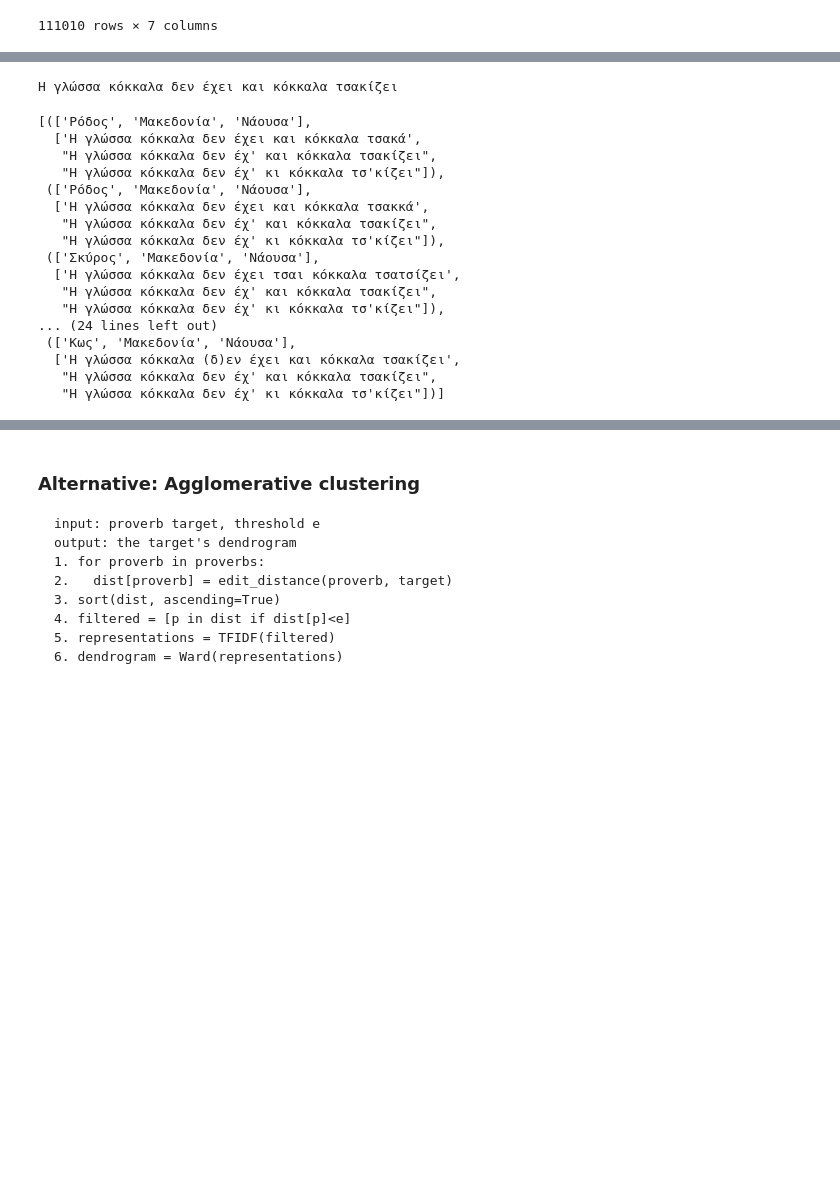
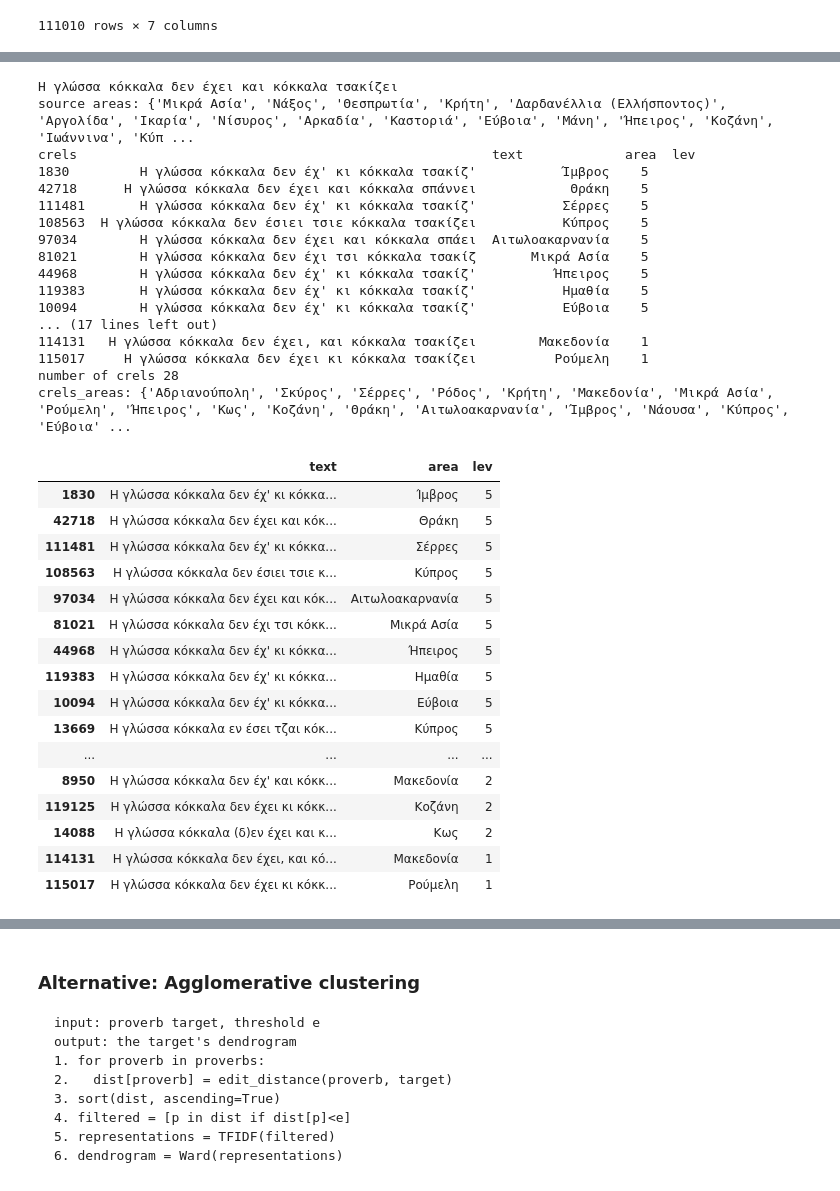
Before and after one commit to ipavlopoulos/greek-proverb-atlas, a Jupyter notebook: propagation.ipynb, the cells around one changed output, grey strips where cells are left out. Saved outputs shown, nothing was run; the diff lists cells and outputs as text; code cells hidden in the pictures; blank space fills up the shorter version.

```diff
--- a/propagation.ipynb
+++ b/propagation.ipynb
@@ -241,31 +263,56 @@ def find_indirect_paths_nd(near_duplicates, verbose=0):
 target = highly_distr.iloc[0].text
 print(target)
 
-def find_indirect_paths_text(text, max_distance=4, verbose=0):
+def find_indirect_paths_text(text, max_distance=5, verbose=0):
     source_areas = highly_distr[highly_distr['text'] == text].area.array[0]
-    ndups = find_near_duplicates(text, proverbs.text, proverbs.area, max_distance)
-    ndups = ndups[~ndups['area'].isin(source_areas)]
-    ndups_areas = set(ndups.area.unique())
+    print('source areas:', source_areas)
+    crels = find_close_relatives(text,
+                                 proverbs.text,
+                                 proverbs.area,
+                                 max_distance)
+    print('crels', crels)
+    print('number of crels', crels.shape[0])
+    crels_areas = set(crels.area.unique())
+    print('crels_areas:', crels_areas)
 
-    return find_indirect_paths_nd(ndups, verbose)
+    return find_indirect_paths_nd(crels, verbose), crels
 
-find_indirect_paths_text(target)
+indirect_paths, crels = find_indirect_paths_text(target, verbose=0)
 # %% [output]
 Η γλώσσα κόκκαλα δεν έχει και κόκκαλα τσακίζει
+source areas: {'Μικρά Ασία', 'Νάξος', 'Θεσπρωτία', 'Κρήτη', 'Δαρδανέλλια (Ελλήσποντος)', 'Αργολίδα', 'Ικαρία', 'Νίσυρος', 'Αρκαδία', 'Καστοριά', 'Εύβοια', 'Μάνη', 'Ήπειρος', 'Κοζάνη', 'Ιωάννινα', 'Κύπ ...
+crels                                                     text             area  lev
+1830         Η γλώσσα κόκκαλα δεν έχ' κι κόκκαλα τσακίζ'           Ίμβρος    5
+42718      Η γλώσσα κόκκαλα δεν έχει και κόκκαλα σπάννει            Θράκη    5
+111481       Η γλώσσα κόκκαλα δεν έχ' κι κόκκαλα τσακίζ'           Σέρρες    5
+108563  Η γλώσσα κόκκαλα δεν έσιει τσιε κόκκαλα τσακίζει           Κύπρος    5
+97034        Η γλώσσα κόκκαλα δεν έχει και κόκκαλα σπάει  Αιτωλοακαρνανία    5
+81021        Η γλώσσα κόκκαλα δεν έχι τσι κόκκαλα τσακίζ       Μικρά Ασία    5
+44968        Η γλώσσα κόκκαλα δεν έχ' κι κόκκαλα τσακίζ'          Ήπειρος    5
+119383       Η γλώσσα κόκκαλα δεν έχ' κι κόκκαλα τσακίζ'           Ημαθία    5
+10094        Η γλώσσα κόκκαλα δεν έχ' κι κόκκαλα τσακίζ'           Εύβοια    5
+... (17 lines left out)
+114131   Η γλώσσα κόκκαλα δεν έχει, και κόκκαλα τσακίζει        Μακεδονία    1
+115017     Η γλώσσα κόκκαλα δεν έχει κι κόκκαλα τσακίζει          Ρούμελη    1
+number of crels 28
+crels_areas: {'Αδριανούπολη', 'Σκύρος', 'Σέρρες', 'Ρόδος', 'Κρήτη', 'Μακεδονία', 'Μικρά Ασία', 'Ρούμελη', 'Ήπειρος', 'Κως', 'Κοζάνη', 'Θράκη', 'Αιτωλοακαρνανία', 'Ίμβρος', 'Νάουσα', 'Κύπρος', 'Εύβοια' ...
-[(['Ρόδος', 'Μακεδονία', 'Νάουσα'],
-  ['Η γλώσσα κόκκαλα δεν έχει και κόκκαλα τσακά',
-   "Η γλώσσα κόκκαλα δεν έχ' και κόκκαλα τσακίζει",
-   "Η γλώσσα κόκκαλα δεν έχ' κι κόκκαλα τσ'κίζει"]),
- (['Ρόδος', 'Μακεδονία', 'Νάουσα'],
-  ['Η γλώσσα κόκκαλα δεν έχει και κόκκαλα τσακκά',
-   "Η γλώσσα κόκκαλα δεν έχ' και κόκκαλα τσακίζει",
-   "Η γλώσσα κόκκαλα δεν έχ' κι κόκκαλα τσ'κίζει"]),
- (['Σκύρος', 'Μακεδονία', 'Νάουσα'],
-  ['Η γλώσσα κόκκαλα δεν έχει τσαι κόκκαλα τσατσίζει',
-   "Η γλώσσα κόκκαλα δεν έχ' και κόκκαλα τσακίζει",
-   "Η γλώσσα κόκκαλα δεν έχ' κι κόκκαλα τσ'κίζει"]),
-... (24 lines left out)
- (['Κως', 'Μακεδονία', 'Νάουσα'],
-  ['Η γλώσσα κόκκαλα (δ)εν έχει και κόκκαλα τσακίζει',
-   "Η γλώσσα κόκκαλα δεν έχ' και κόκκαλα τσακίζει",
-   "Η γλώσσα κόκκαλα δεν έχ' κι κόκκαλα τσ'κίζει"])]
+# %%
+crels
+# %% [output]
+|  | text | area | lev |
+| 1830 | Η γλώσσα κόκκαλα δεν έχ' κι κόκκα... | Ίμβρος | 5 |
+| 42718 | Η γλώσσα κόκκαλα δεν έχει και κόκ... | Θράκη | 5 |
+| 111481 | Η γλώσσα κόκκαλα δεν έχ' κι κόκκα... | Σέρρες | 5 |
+| 108563 | Η γλώσσα κόκκαλα δεν έσιει τσιε κ... | Κύπρος | 5 |
+| 97034 | Η γλώσσα κόκκαλα δεν έχει και κόκ... | Αιτωλοακαρνανία | 5 |
+| 81021 | Η γλώσσα κόκκαλα δεν έχι τσι κόκκ... | Μικρά Ασία | 5 |
+| 44968 | Η γλώσσα κόκκαλα δεν έχ' κι κόκκα... | Ήπειρος | 5 |
+| 119383 | Η γλώσσα κόκκαλα δεν έχ' κι κόκκα... | Ημαθία | 5 |
+| 10094 | Η γλώσσα κόκκαλα δεν έχ' κι κόκκα... | Εύβοια | 5 |
+| 13669 | Η γλώσσα κόκκαλα εν έσει τζαι κόκ... | Κύπρος | 5 |
+| ... | ... | ... | ... |
+| 8950 | Η γλώσσα κόκκαλα δεν έχ' και κόκκ... | Μακεδονία | 2 |
+| 119125 | Η γλώσσα κόκκαλα δεν έχει κι κόκκ... | Κοζάνη | 2 |
+| 14088 | Η γλώσσα κόκκαλα (δ)εν έχει και κ... | Κως | 2 |
+| 114131 | Η γλώσσα κόκκαλα δεν έχει, και κό... | Μακεδονία | 1 |
+| 115017 | Η γλώσσα κόκκαλα δεν έχει κι κόκκ... | Ρούμελη | 1 |
```
Also changed, not shown: parts of 17 cells of this notebook, 2 other files.
